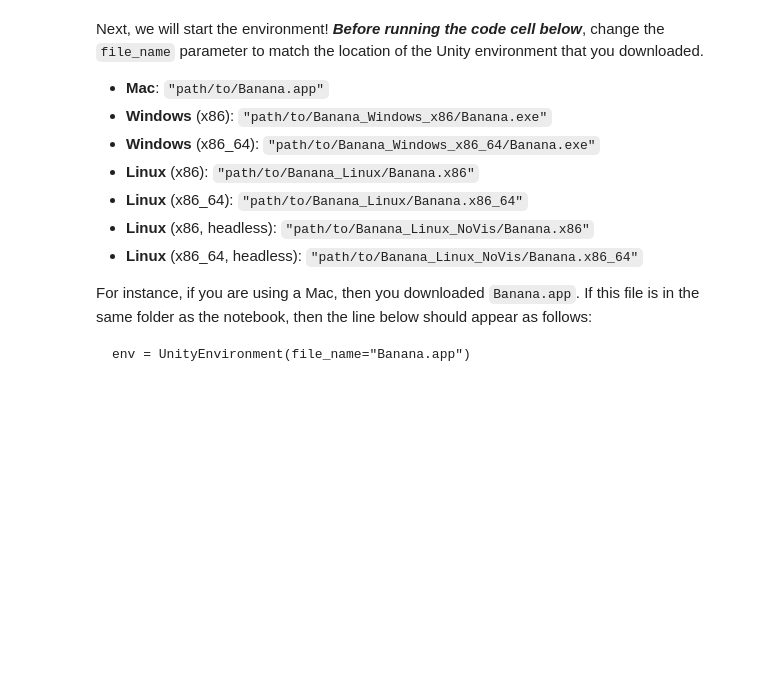
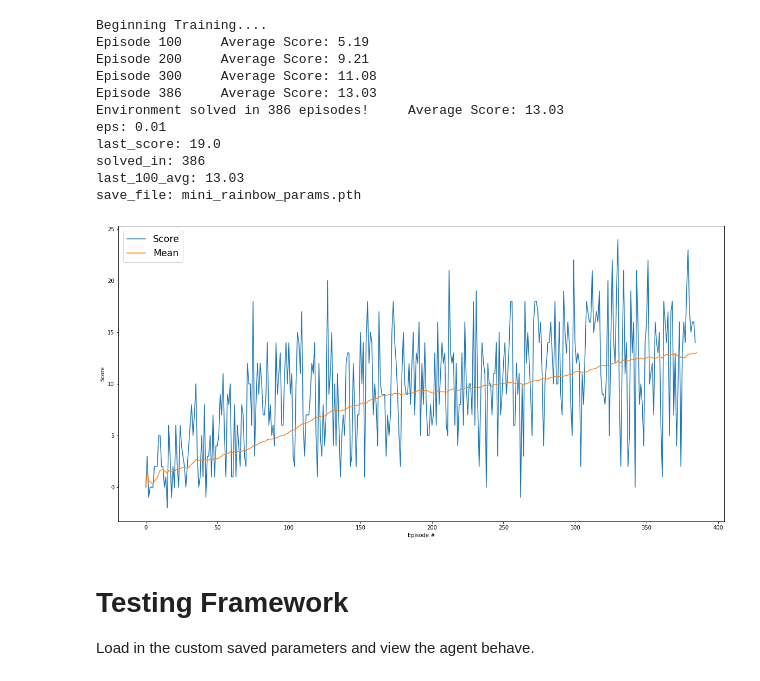
Before and after one commit to ahtchow/Reinforcement-Learning-Navigation, a Jupyter notebook: Navigation.ipynb, the cells around one changed output. Drawn from its saved outputs; the diff is of its cells as text; code cells hidden in the pictures; blank space fills up the shorter version.

````diff
--- a/Navigation.ipynb
+++ b/Navigation.ipynb
@@ -10,0 +332,28 @@ We begin by importing some necessary packages.  If the code cell below returns a
+# %%
+from unityagents import UnityEnvironment
+import numpy as np
+from agent import Agent
+from utils.utils import plot_scores, learn_to_navigate_for_yellow_bananas
+import matplotlib.pyplot as plt
+%matplotlib inline
+
+env = UnityEnvironment(file_name="Banana_Windows_x86_64/Banana.exe")
+
+# get the default brain
+brain_name = env.brain_names[0]
+brain = env.brains[brain_name]
+
+# reset the environment
+env_info = env.reset(train_mode=True)[brain_name]
+
+# Stats
+action_size = brain.vector_action_space_size
+state_size = len(env_info.vector_observations[0])
+
+# Create Agent , Double DQN
+mini_rainbow_agent = Agent(state_size,
+              action_size,
+              seed=0,
+              double_DQN=True,
+              prioritized_replay=True,
+              dueling_networks=True)
@@ -11,3 +377,31 @@ We begin by importing some necessary packages.  If the code cell below returns a
+# %%
+scores, scores_mean, execution_info = learn_to_navigate_for_yellow_bananas(mini_rainbow_agent,
+                                                                           env,
+                                                                           brain_name,
+                                                                           save_name='mini_rainbow_params.pth',
+                                                                           max_t=1000,
+                                                                           eps_start=0.10,
+                                                                           eps_end=0.01,
+                                                                           eps_decay=0.987)
+env.close()
+plot_scores(scores, scores_mean, execution_info)
+# %% [output]
+Beginning Training....
+Episode 100     Average Score: 5.19
+Episode 200     Average Score: 9.21
+Episode 300     Average Score: 11.08
+Episode 386     Average Score: 13.03
+Environment solved in 386 episodes!     Average Score: 13.03
+eps: 0.01
+last_score: 19.0
+solved_in: 386
+last_100_avg: 13.03
+save_file: mini_rainbow_params.pth
+[figure, added]
+# %% [markdown]
+# Testing Framework
+
+Load in the custom saved parameters and view the agent behave.
 # %%
 from unityagents import UnityEnvironment
 import numpy as np
@@ -14,15 +410,0 @@ import numpy as np
-# %% [markdown]
-Next, we will start the environment!  **_Before running the code cell below_**, change the `file_name` parameter to match the location of the Unity environment that you downloaded.
-
-- **Mac**: `"path/to/Banana.app"`
-- **Windows** (x86): `"path/to/Banana_Windows_x86/Banana.exe"`
-- **Windows** (x86_64): `"path/to/Banana_Windows_x86_64/Banana.exe"`
-- **Linux** (x86): `"path/to/Banana_Linux/Banana.x86"`
-- **Linux** (x86_64): `"path/to/Banana_Linux/Banana.x86_64"`
-- **Linux** (x86, headless): `"path/to/Banana_Linux_NoVis/Banana.x86"`
-- **Linux** (x86_64, headless): `"path/to/Banana_Linux_NoVis/Banana.x86_64"`
-
-For instance, if you are using a Mac, then you downloaded `Banana.app`.  If this file is in the same folder as the notebook, then the line below should appear as follows:
-```
-env = UnityEnvironment(file_name="Banana.app")
-```
````
Also changed, not shown: parts of 29 cells of this notebook, 17 other files.
